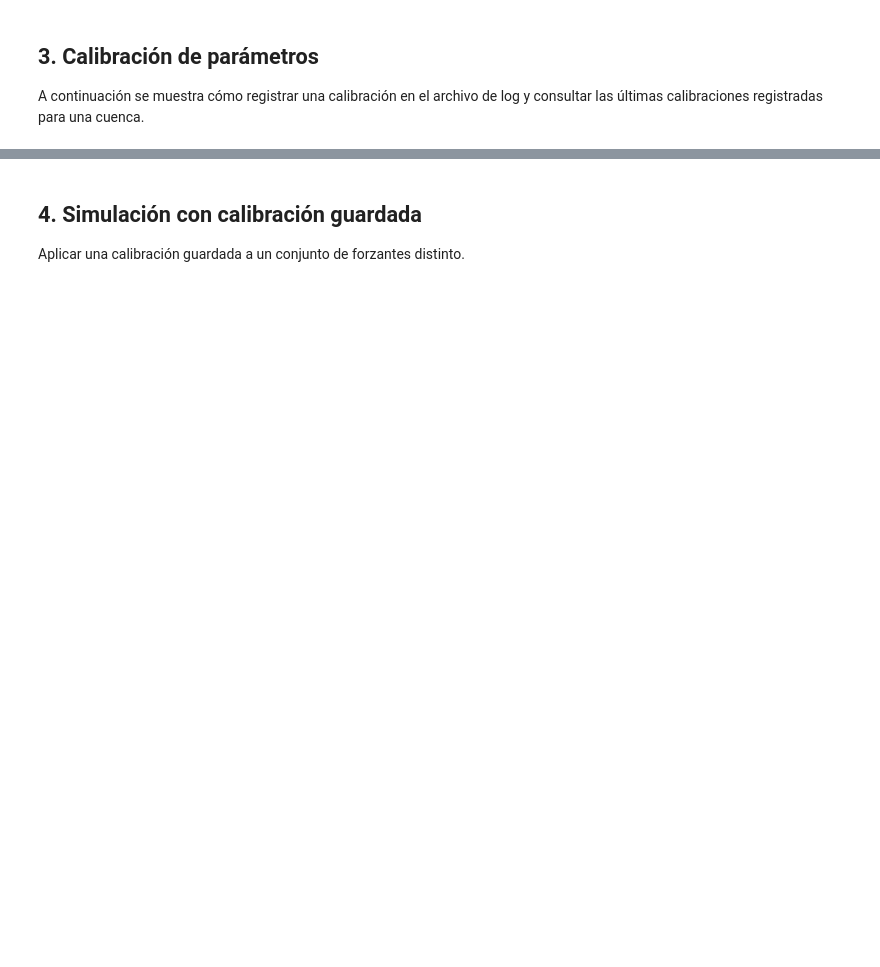
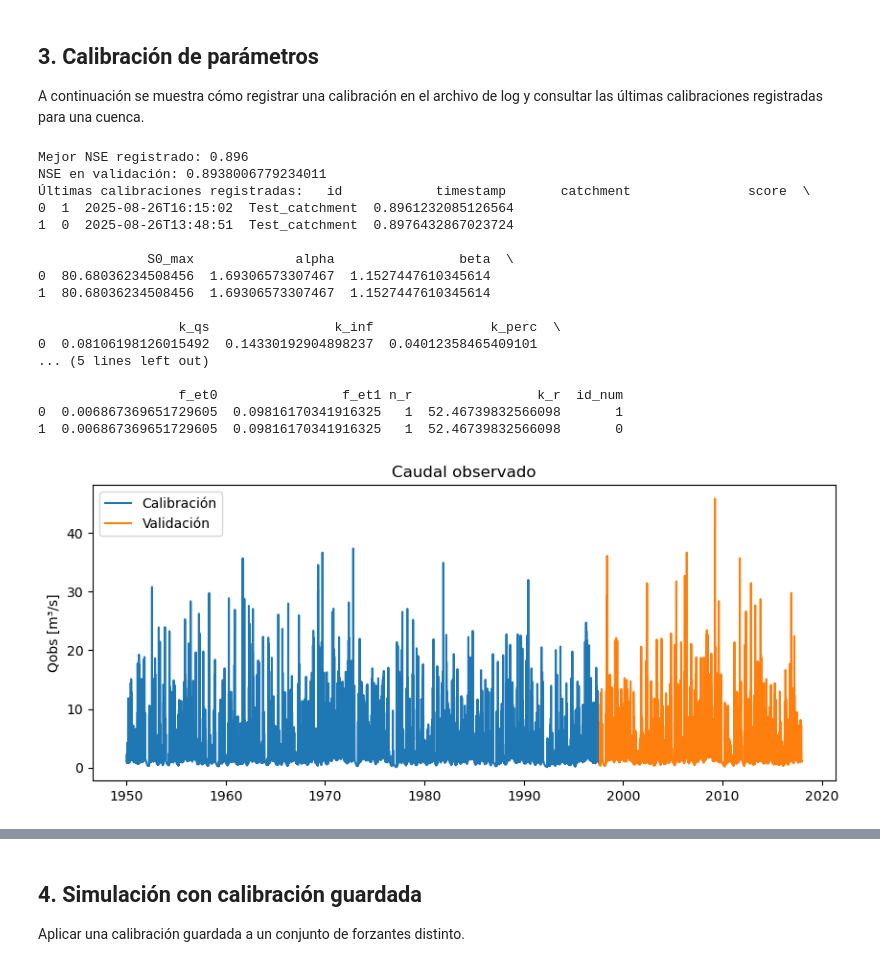
Before and after one commit to uranzea/ModHD, a Jupyter notebook: notebooks/calibracion_y_analisis.ipynb, the cells around one changed output, grey strips where cells are left out. Drawn from its saved outputs; the diff is of its cells as text; code cells hidden in the pictures; blank space fills up the shorter version.

```diff
--- a/notebooks/calibracion_y_analisis.ipynb
+++ b/notebooks/calibracion_y_analisis.ipynb
@@ -90,33 +104,52 @@ from tank_model.calibration import random_search, list_recent_calibrations
 def make_model(p):
     return TankModel(params=p, config=cfg)
 
 # Serie observada sintética basada en la simulación previa
 q_obs = sim['Q_m3s'].values * (1 + np.random.normal(0, 0.1, size=len(sim)))
 q_obs_calib = q_obs[:split_idx]
 q_obs_valid = q_obs[split_idx:]
 
 # Nombre de la cuenca para registrar la calibración
-catchment_name = 'ExampleCuenca'
-log_path = '../data/calibrations_example.csv'
+catchment_name = 'Test_catchment'
+log_path = f'../data/calibration_log.csv'
 
 # Ejecutar búsqueda aleatoria y guardar en el log
 best_p, best_score = random_search(
     make_model,
     df_calib,
     q_obs_calib,
     n_iter=20,
     seed=123,
     catchment_name=catchment_name,
     log_path=log_path,
 )
 print(f'Mejor NSE registrado: {best_score:.3f}')
 
 # Evaluar con la serie de validación
 model_val = make_model(best_p)
 sim_val = model_val.run(df_valid)
 print('NSE en validación:', nse(q_obs_valid, sim_val['Q_m3s'].values))
 
 # Listar las 5 últimas calibraciones para esta cuenca
 df_recent = pd.DataFrame(list_recent_calibrations(catchment_name, n=5, log_path=log_path))
 print('Últimas calibraciones registradas:')
-df_recent
+print(df_recent)
+# %% [output]
+Mejor NSE registrado: 0.896
+NSE en validación: 0.8938006779234011
+Últimas calibraciones registradas:   id            timestamp       catchment               score  \
+0  1  2025-08-26T16:15:02  Test_catchment  0.8961232085126564
+1  0  2025-08-26T13:48:51  Test_catchment  0.8976432867023724
+
+              S0_max             alpha                beta  \
+0  80.68036234508456  1.69306573307467  1.1527447610345614
+1  80.68036234508456  1.69306573307467  1.1527447610345614
+
+                  k_qs                k_inf               k_perc  \
+0  0.08106198126015492  0.14330192904898237  0.04012358465409101
+... (5 lines left out)
+
+                  f_et0                f_et1 n_r                k_r  id_num
+0  0.006867369651729605  0.09816170341916325   1  52.46739832566098       1
+1  0.006867369651729605  0.09816170341916325   1  52.46739832566098       0
+[figure, added]
```
Also changed, not shown: parts of 12 cells of this notebook, 14 other files.
